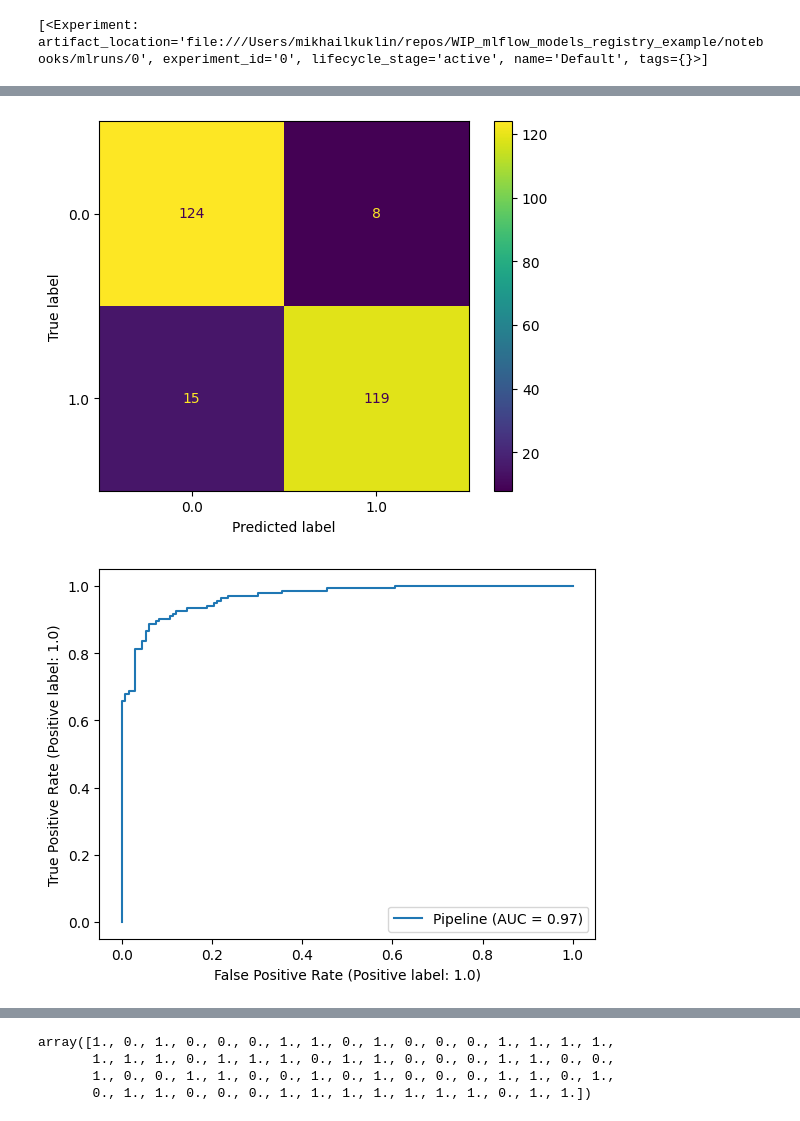
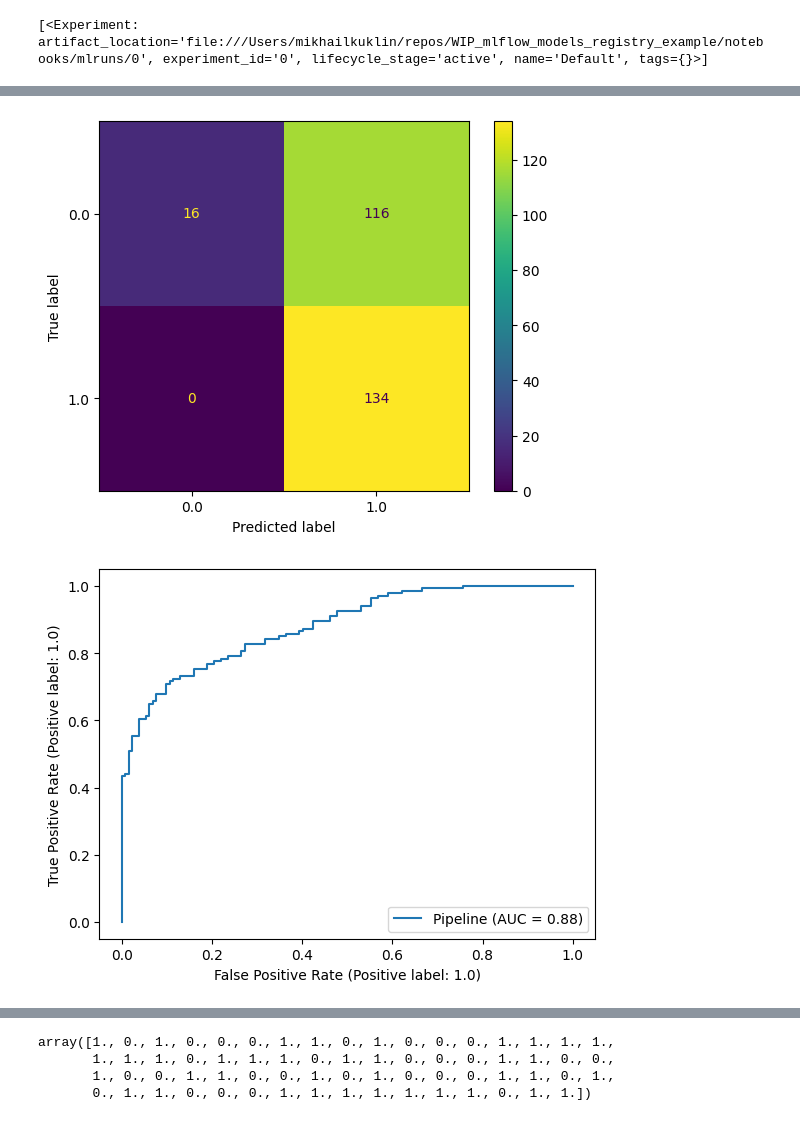
Before and after one commit to MikhailKuklin/WIP_mlflow_models_registry_example, a Jupyter notebook: notebooks/exp_mlflow_register.ipynb, the cells around one changed output, grey strips where cells are left out. Cells and saved outputs as stored; diff of their text form; code cells hidden in the pictures.

```diff
--- a/notebooks/exp_mlflow_register.ipynb
+++ b/notebooks/exp_mlflow_register.ipynb
@@ -105,7 +105,7 @@ def get_roc(clf, X, y, name):
 mlflow.set_tracking_uri('http://127.0.0.1:5000')
 mlflow.set_experiment('penguins_log_reg_register2')
 
-model =  train_log_reg(X_train, y_train, 0.01)
+model =  train_log_reg(X_train, y_train, 0.0001)
 
 with open('models/model_log_reg.bin', 'wb') as f_out:
       pickle.dump((model), f_out)
@@ -137,7 +137,7 @@ with mlflow.start_run():
       mlflow.log_artifact('confusion_matrix_val.png' ,'confusion_matrix_val')
       mlflow.log_artifact('roc_train.png', 'roc_train')
       mlflow.log_artifact('roc_val.png', 'roc_val')
-      mlflow.log_param("Regularization", 0.01)
+      mlflow.log_param("Regularization", 0.0001)
 
       mlflow.set_tag("Data", "../data/penguins.csv")
 
@@ -149,2 +148,2 @@ with mlflow.start_run():
-[figure, old version]
+[figure, new version]
-[figure, old version]
+[figure, new version]
```
Also changed, not shown: parts of 3 cells of this notebook.
